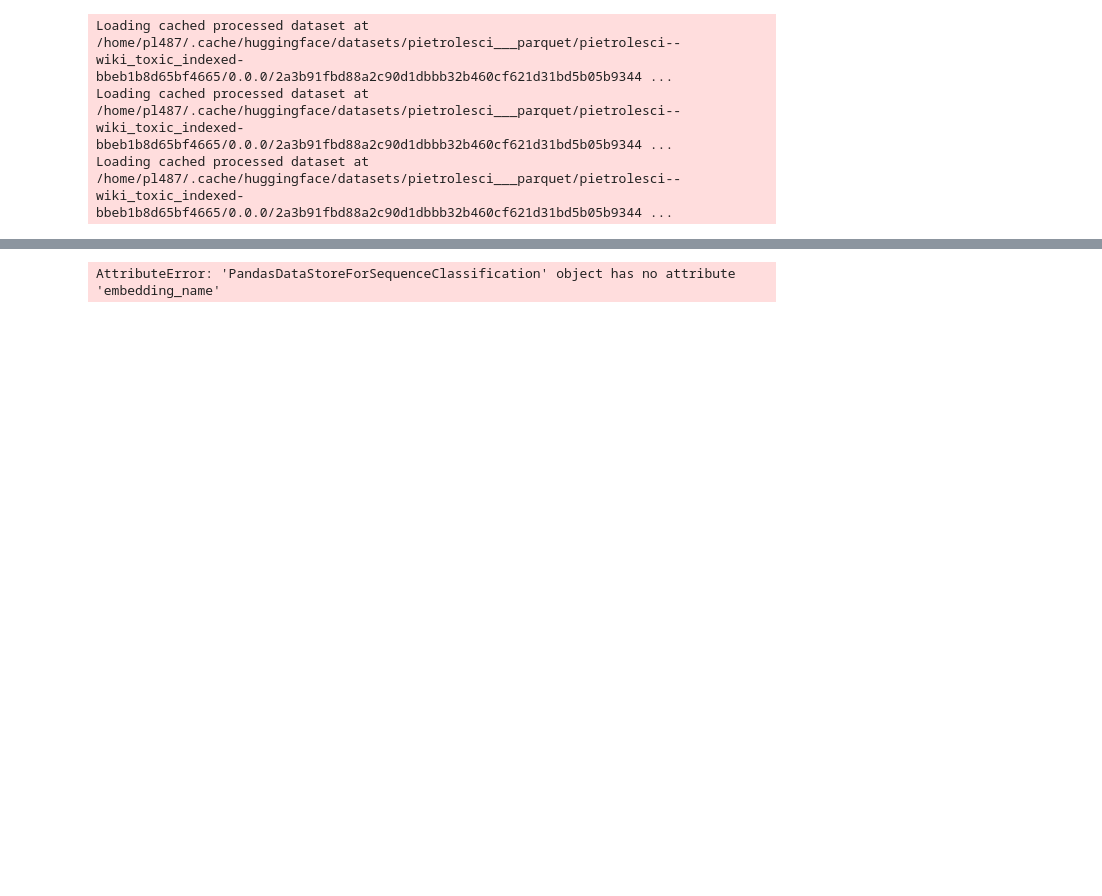
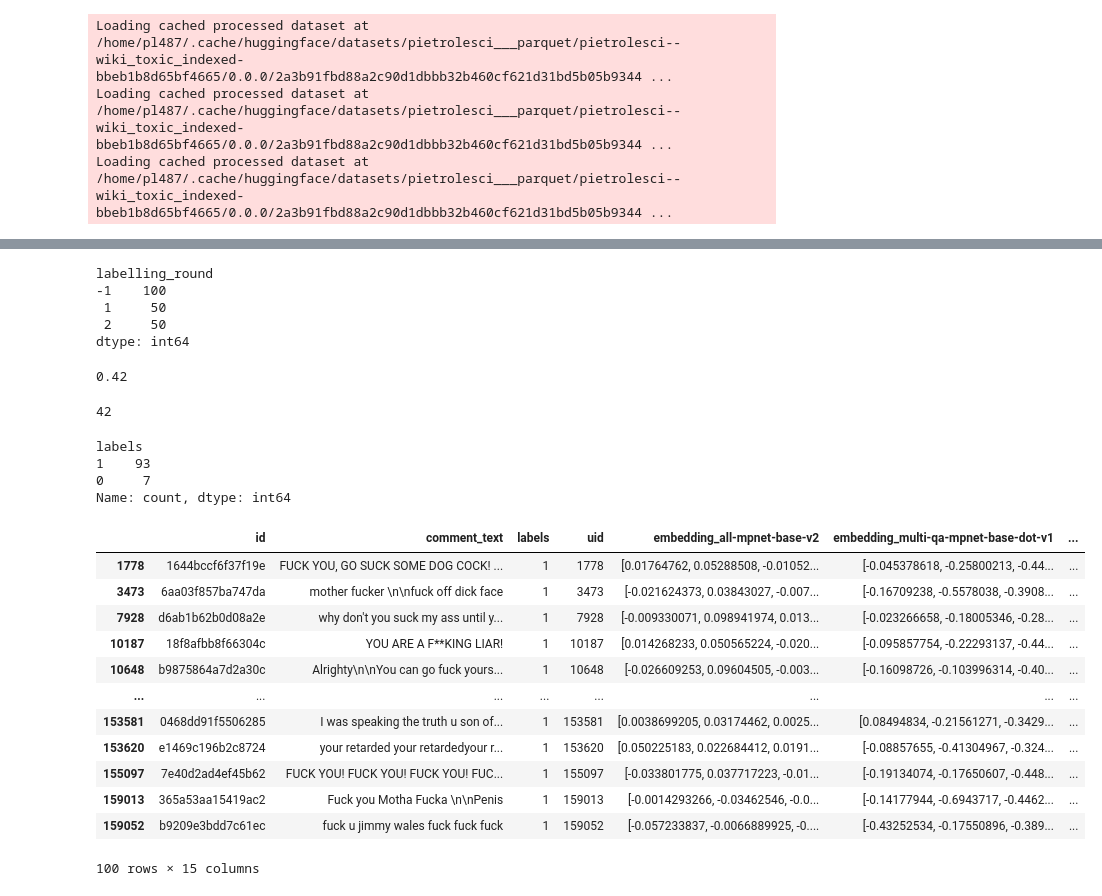
Before and after one commit to pietrolesci/anchoral, a Jupyter notebook: notebooks/agnews.ipynb, the cells around one changed output, grey strips where cells are left out. Saved outputs shown, nothing was run; the diff lists cells and outputs as text; code cells hidden in the pictures; blank space fills up the shorter version.

```diff
--- a/notebooks/agnews.ipynb
+++ b/notebooks/agnews.ipynb
@@ -57,0 +121,10 @@ ds.prepare_for_loading(batch_size=32, eval_batch_size=32)
+# %%
+df = ds.data
+
+df.loc[df["is_labelled"] == True].groupby("labelling_round").size()
+# %% [output]
+labelling_round
+-1    100
+ 1     50
+ 2     50
+dtype: int64
@@ -58,8 +135,33 @@ ds.prepare_for_loading(batch_size=32, eval_batch_size=32)
+# %%
+df["uid"].isin(df["train_uid"]).sum() / df["train_uid"].notna().sum()
+# %% [output]
+0.42
+# %%
+df.loc[df["train_uid"].notna(), "train_uid"].nunique()
+# %% [output]
+42
+# %%
+df.loc[df["train_uid"].notna(), "labels"].value_counts()
+# %% [output]
+labels
+1    93
+0     7
+Name: count, dtype: int64
+# %%
+ds.data.loc[~ds.data["train_uid"].isna()]
+# %% [output]
+|  | id | comment_text | labels | uid | embedding_all-mpnet-base-v2 | embedding_multi-qa-mpnet-base-dot-v1 | ... |
+| 1778 | 1644bccf6f37f19e | FUCK YOU, GO SUCK SOME DOG COCK! ... | 1 | 1778 | [0.01764762, 0.05288508, -0.01052... | [-0.045378618, -0.25800213, -0.44... | ... |
+| 3473 | 6aa03f857ba747da | mother fucker \n\nfuck off dick face | 1 | 3473 | [-0.021624373, 0.03843027, -0.007... | [-0.16709238, -0.5578038, -0.3908... | ... |
+| 7928 | d6ab1b62b0d08a2e | why don't you suck my ass until y... | 1 | 7928 | [-0.009330071, 0.098941974, 0.013... | [-0.023266658, -0.18005346, -0.28... | ... |
+| 10187 | 18f8afbb8f66304c | YOU ARE A F**KING LIAR! | 1 | 10187 | [0.014268233, 0.050565224, -0.020... | [-0.095857754, -0.22293137, -0.44... | ... |
+| 10648 | b9875864a7d2a30c | Alrighty\n\nYou can go fuck yours... | 1 | 10648 | [-0.026609253, 0.09604505, -0.003... | [-0.16098726, -0.103996314, -0.40... | ... |
+| ... | ... | ... | ... | ... | ... | ... | ... |
+| 153581 | 0468dd91f5506285 | I was speaking the truth u son of... | 1 | 153581 | [0.0038699205, 0.03174462, 0.0025... | [0.08494834, -0.21561271, -0.3429... | ... |
+| 153620 | e1469c196b2c8724 | your retarded your retardedyour r... | 1 | 153620 | [0.050225183, 0.022684412, 0.0191... | [-0.08857655, -0.41304967, -0.324... | ... |
+| 155097 | 7e40d2ad4ef45b62 | FUCK YOU! FUCK YOU! FUCK YOU! FUC... | 1 | 155097 | [-0.033801775, 0.037717223, -0.01... | [-0.19134074, -0.17650607, -0.448... | ... |
+| 159013 | 365a53aa15419ac2 | Fuck you Motha Fucka \n\nPenis | 1 | 159013 | [-0.0014293266, -0.03462546, -0.0... | [-0.14177944, -0.6943717, -0.4462... | ... |
+| 159052 | b9209e3bdd7c61ec | fuck u jimmy wales fuck fuck fuck | 1 | 159052 | [-0.057233837, -0.0066889925, -0.... | [-0.43252534, -0.17550896, -0.389... | ... |
+100 rows × 15 columns
 # %%
 r = estimator.fit(train_loader=ds.test_loader(), max_epochs=1, limit_train_batches=2)
-# %%
-r = estimator.active_fit(
-    ds, query_size=50, max_epochs=1, limit_test_batches=2, max_rounds=2
-)
-# %% [output]
-AttributeError: 'PandasDataStoreForSequenceClassification' object has no attribute 'embedding_name'
```
Also changed, not shown: parts of 12 cells of this notebook, 9 other files.
